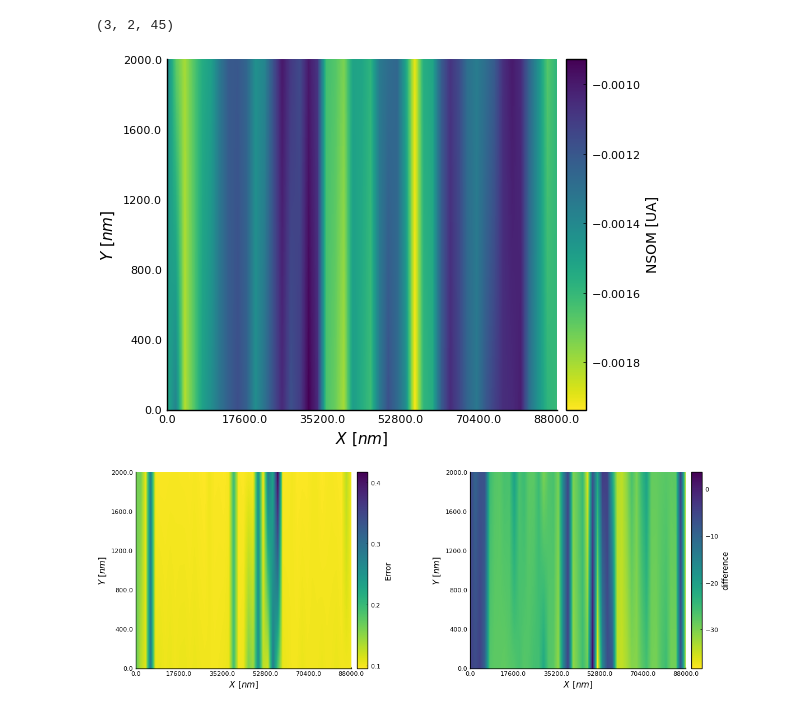
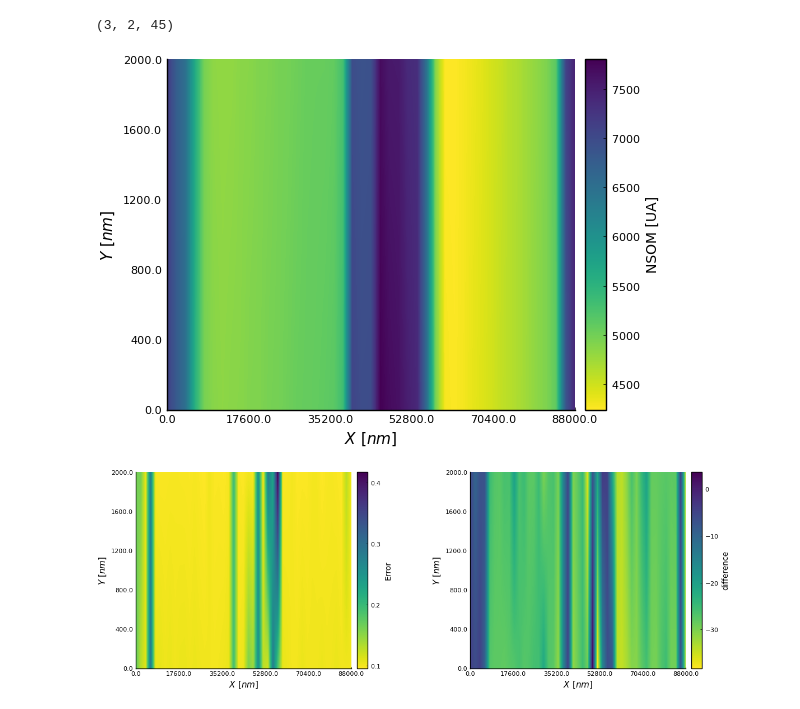
Before and after one commit to Gabmtzz/juDataNSOM, a Jupyter notebook: notebook/nsomdata.ipynb, the cells around one changed output. Saved outputs shown, nothing was run; the diff lists cells and outputs as text; code cells hidden in the pictures.

```diff
--- a/notebook/nsomdata.ipynb
+++ b/notebook/nsomdata.ipynb
@@ -18,16 +18,16 @@ size(data)
 (3, 2, 45)
 # %%
 
-datIm = data[2,:,:]
+datIm = data[1,:,:]
 labelT = "NSOM [UA]"
 
 p1 = DataAnNSOM.plotImag(mo,dy,datIm, labelT,5,fi)
 #p1 = hline!([1,1], c = :red, label=:none)
 p2 = DataAnNSOM.plotProfile(mo,dy,datIm, labelT,5,1,fi);
 #plot(p1,p2, size=(1200,400) )
 p1
 # %% [output]
-[figure, old version]
+[figure, new version]
 # %%
 imArr = datIm
 dataA,dataF = datAmp,datFase
```
Also changed, not shown: parts of 7 cells of this notebook, 1 other file.
